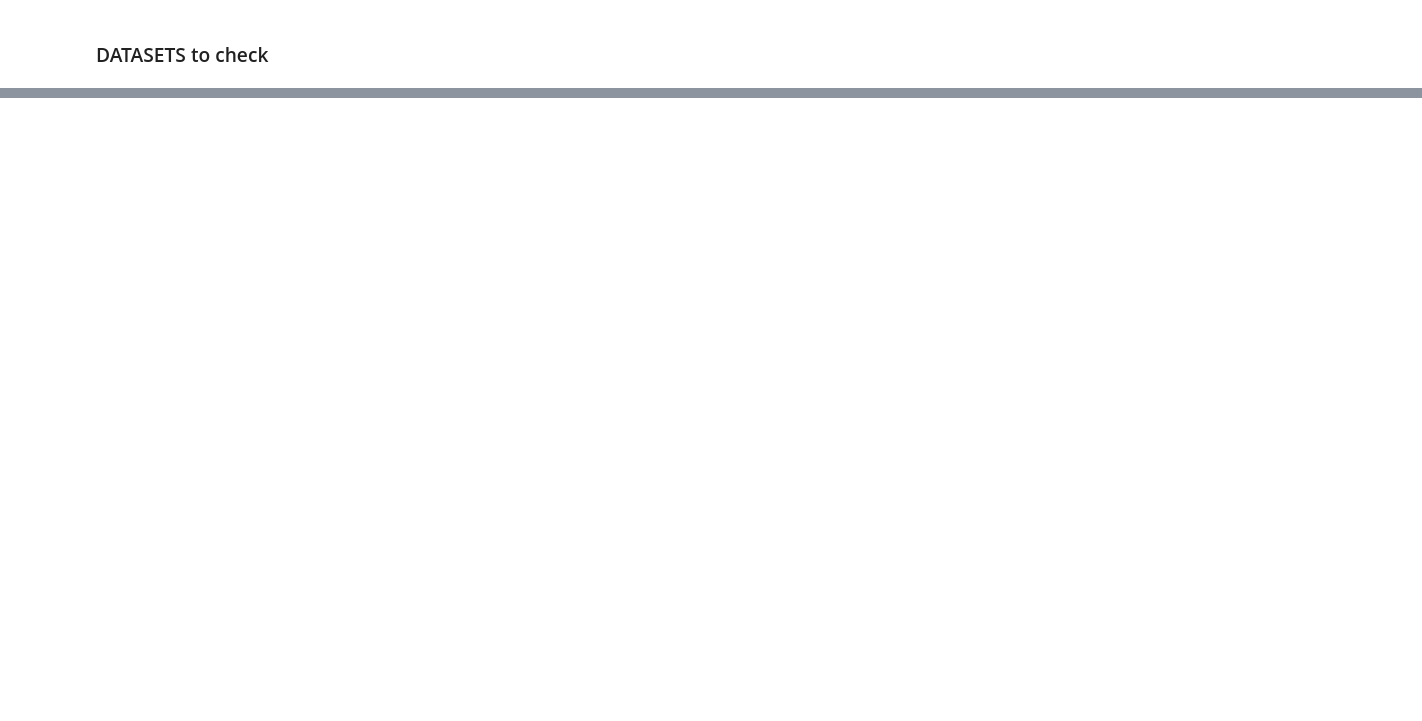
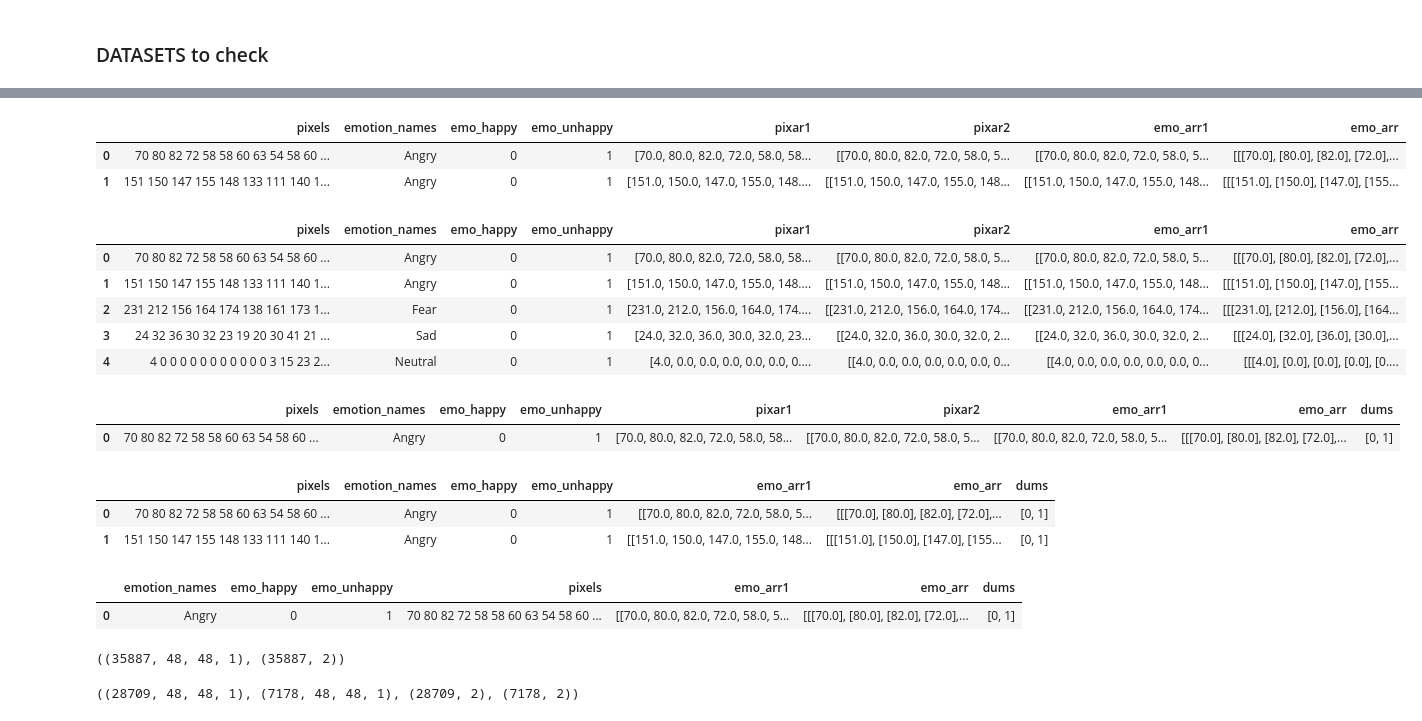
Before and after one commit to CristinaCallejo/AudienceResearch, a Jupyter notebook: notebooks/1_fer2013.ipynb, the cells around one changed output, grey strips where cells are left out. Cells and saved outputs as stored; diff of their text form; code cells hidden in the pictures; blank space fills up the shorter version.

```diff
--- a/notebooks/1_fer2013.ipynb
+++ b/notebooks/1_fer2013.ipynb
@@ -55,0 +115,5 @@ x = pd.DataFrame
+# %%
+df4['pixar1'] = [[float(x) for x in each.split()] for each in df4['pixels']]
+df4['pixar2'] = df4['pixar1'].apply(lambda x: np.asarray(x).reshape(48,48)).apply(lambda x:x.astype('float32'))
+# %%
+df4['emo_arr1'] = df4.pixar2.copy()
@@ -55,0 +129,2 @@ x = pd.DataFrame
+# %%
+df4['emo_arr'] = df4['emo_arr1'].apply(lambda x: np.array([[[c] for c in i] for i in x]))
@@ -55,0 +140,8 @@ x = pd.DataFrame
+# %%
+df5= df4.rename(columns={'emotion_yn_happy': 'emo_happy','emotion_yn_unhappy':'emo_unhappy'})
+# %%
+df5.head(2)
+# %% [output]
+|  | pixels | emotion_names | emo_happy | emo_unhappy | pixar1 | pixar2 | emo_arr1 | emo_arr |
+| 0 | 70 80 82 72 58 58 60 63 54 58 60 ... | Angry | 0 | 1 | [70.0, 80.0, 82.0, 72.0, 58.0, 58... | [[70.0, 80.0, 82.0, 72.0, 58.0, 5... | [[70.0, 80.0, 82.0, 72.0, 58.0, 5... | [[[70.0], [80.0], [82.0], [72.0],... |
+| 1 | 151 150 147 155 148 133 111 140 1... | Angry | 0 | 1 | [151.0, 150.0, 147.0, 155.0, 148.... | [[151.0, 150.0, 147.0, 155.0, 148... | [[151.0, 150.0, 147.0, 155.0, 148... | [[[151.0], [150.0], [147.0], [155... |
@@ -55,0 +150,9 @@ x = pd.DataFrame
+# %%
+df5.head()
+# %% [output]
+|  | pixels | emotion_names | emo_happy | emo_unhappy | pixar1 | pixar2 | emo_arr1 | emo_arr |
+| 0 | 70 80 82 72 58 58 60 63 54 58 60 ... | Angry | 0 | 1 | [70.0, 80.0, 82.0, 72.0, 58.0, 58... | [[70.0, 80.0, 82.0, 72.0, 58.0, 5... | [[70.0, 80.0, 82.0, 72.0, 58.0, 5... | [[[70.0], [80.0], [82.0], [72.0],... |
+| 1 | 151 150 147 155 148 133 111 140 1... | Angry | 0 | 1 | [151.0, 150.0, 147.0, 155.0, 148.... | [[151.0, 150.0, 147.0, 155.0, 148... | [[151.0, 150.0, 147.0, 155.0, 148... | [[[151.0], [150.0], [147.0], [155... |
+| 2 | 231 212 156 164 174 138 161 173 1... | Fear | 0 | 1 | [231.0, 212.0, 156.0, 164.0, 174.... | [[231.0, 212.0, 156.0, 164.0, 174... | [[231.0, 212.0, 156.0, 164.0, 174... | [[[231.0], [212.0], [156.0], [164... |
+| 3 | 24 32 36 30 32 23 19 20 30 41 21 ... | Sad | 0 | 1 | [24.0, 32.0, 36.0, 30.0, 32.0, 23... | [[24.0, 32.0, 36.0, 30.0, 32.0, 2... | [[24.0, 32.0, 36.0, 30.0, 32.0, 2... | [[[24.0], [32.0], [36.0], [30.0],... |
+| 4 | 4 0 0 0 0 0 0 0 0 0 0 0 3 15 23 2... | Neutral | 0 | 1 | [4.0, 0.0, 0.0, 0.0, 0.0, 0.0, 0.... | [[4.0, 0.0, 0.0, 0.0, 0.0, 0.0, 0... | [[4.0, 0.0, 0.0, 0.0, 0.0, 0.0, 0... | [[[4.0], [0.0], [0.0], [0.0], [0.... |
@@ -55,0 +161,5 @@ x = pd.DataFrame
+# %%
+df5.head(1)
+# %% [output]
+|  | pixels | emotion_names | emo_happy | emo_unhappy | pixar1 | pixar2 | emo_arr1 | emo_arr | dums |
+| 0 | 70 80 82 72 58 58 60 63 54 58 60 ... | Angry | 0 | 1 | [70.0, 80.0, 82.0, 72.0, 58.0, 58... | [[70.0, 80.0, 82.0, 72.0, 58.0, 5... | [[70.0, 80.0, 82.0, 72.0, 58.0, 5... | [[[70.0], [80.0], [82.0], [72.0],... | [0, 1] |
@@ -55,0 +169,14 @@ x = pd.DataFrame
+# %%
+df5.head(2)
+# %% [output]
+|  | pixels | emotion_names | emo_happy | emo_unhappy | emo_arr1 | emo_arr | dums |
+| 0 | 70 80 82 72 58 58 60 63 54 58 60 ... | Angry | 0 | 1 | [[70.0, 80.0, 82.0, 72.0, 58.0, 5... | [[[70.0], [80.0], [82.0], [72.0],... | [0, 1] |
+| 1 | 151 150 147 155 148 133 111 140 1... | Angry | 0 | 1 | [[151.0, 150.0, 147.0, 155.0, 148... | [[[151.0], [150.0], [147.0], [155... | [0, 1] |
+# %%
+mid = df5['pixels']
+df5.drop(labels=['pixels'], axis=1, inplace = True)
+df5.insert(3, 'pixels', mid)
+df5.head(1)
+# %% [output]
+|  | emotion_names | emo_happy | emo_unhappy | pixels | emo_arr1 | emo_arr | dums |
+| 0 | Angry | 0 | 1 | 70 80 82 72 58 58 60 63 54 58 60 ... | [[70.0, 80.0, 82.0, 72.0, 58.0, 5... | [[[70.0], [80.0], [82.0], [72.0],... | [0, 1] |
@@ -55,0 +185,6 @@ x = pd.DataFrame
+# %%
+X = (np.stack(df5['emo_arr'])) / 255.0
+y = np.stack(df5.dums)
+X.shape, y.shape
+# %% [output]
+((35887, 48, 48, 1), (35887, 2))
@@ -55,0 +193,4 @@ x = pd.DataFrame
+# %%
+X_train.shape, X_test.shape, y_train.shape, y_test.shape
+# %% [output]
+((28709, 48, 48, 1), (7178, 48, 48, 1), (28709, 2), (7178, 2))
```
Also changed, not shown: parts of 32 cells of this notebook, 2 other files.
